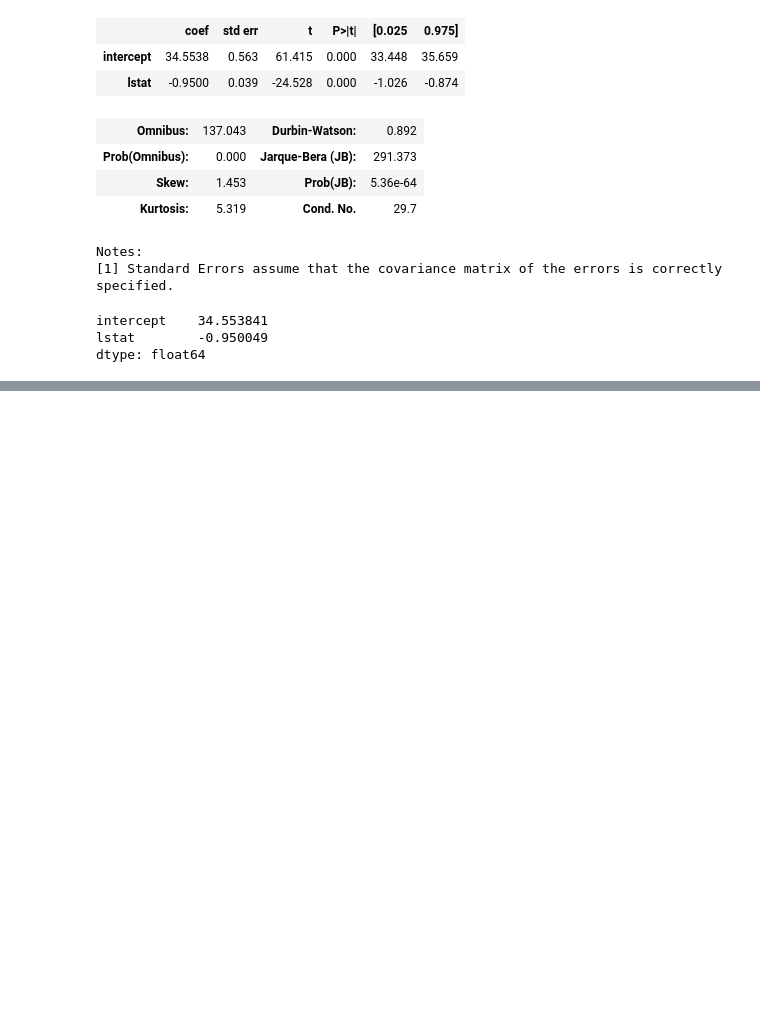
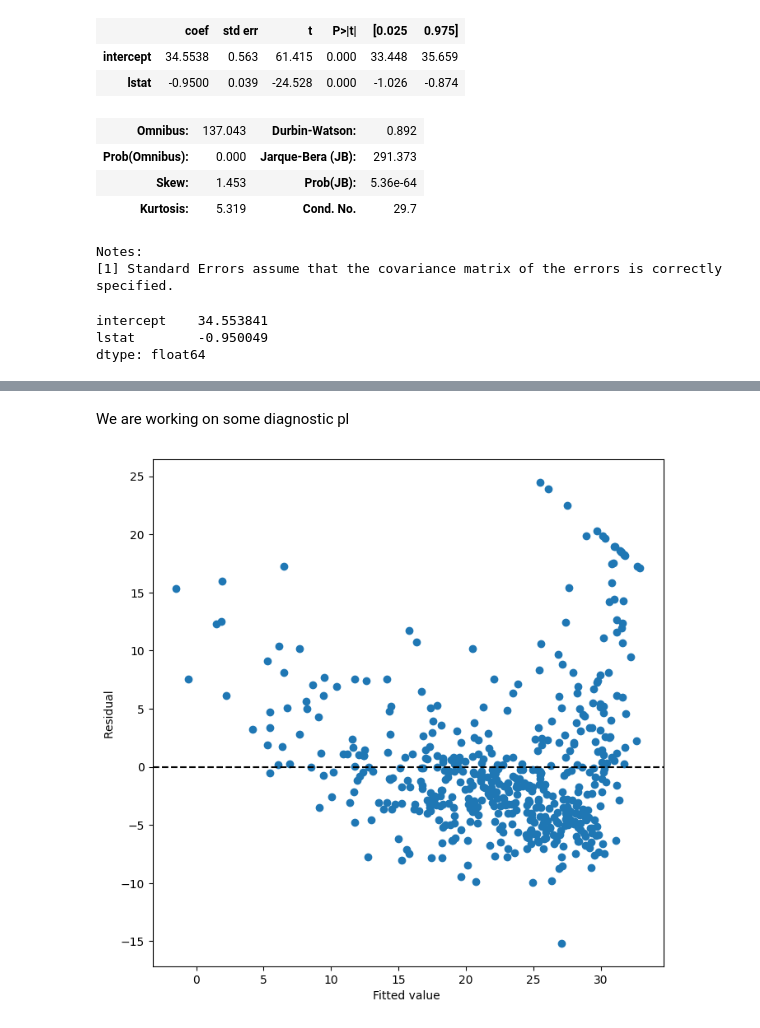
Before and after one commit to zabiAzimy/linear_regression_python, a Jupyter notebook: Linear_regression.ipynb, the cells around one changed output, grey strips where cells are left out. Cells and saved outputs as stored; diff of their text form; code cells hidden in the pictures; blank space fills up the shorter version.

```diff
--- a/Linear_regression.ipynb
+++ b/Linear_regression.ipynb
@@ -113,0 +152,10 @@ dtype: float64
+# %% [markdown]
+We are working on some diagnostic pl
+# %%
+ax = subplots(figsize =(8 ,8))[1]
+ax.scatter(results.fittedvalues , results.resid)
+ax.set_xlabel('Fitted value ')
+ax.set_ylabel('Residual ')
+ax.axhline (0, c='k', ls='--');
+# %% [output]
+[figure, added]
```
Also changed, not shown: parts of 7 cells of this notebook.
